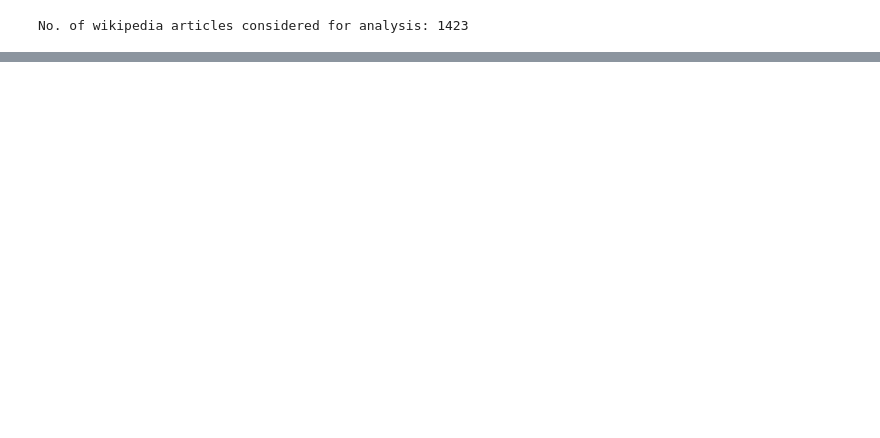
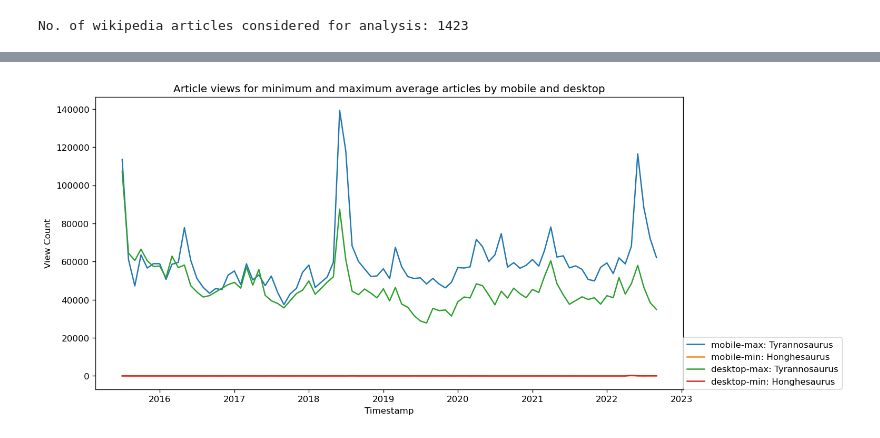
Before and after one commit to sravankr96/data-512-homework_1, a Jupyter notebook: HW1_dino_page_visits_analysis.ipynb, the cells around one changed output, grey strips where cells are left out. Cells and saved outputs as stored; diff of their text form; code cells hidden in the pictures; blank space fills up the shorter version.

```diff
--- a/HW1_dino_page_visits_analysis.ipynb
+++ b/HW1_dino_page_visits_analysis.ipynb
@@ -195,5 +240,10 @@ https://wikimedia.org/api/rest_v1/metrics/pageviews/per-article/en.wikipedia.org
 # %%
 def read_json_to_df(file):
+    """
+    Read a JSON file into a Pandas DataFrame, convert the timestamp column to a datetime object, and return the DataFrame
+    @param file - the file path to the json file
+    @returns A dataframe
+    """
     df = pd.read_json(file,
                       convert_dates=False,
                       dtype={'timestamp': pd.StringDtype})
@@ -211,24 +273,39 @@ mobile_df.dtypes
 # %%
 def get_max_min_avg_articles(df):
+    """
+    It takes a dataframe as input, groups the dataframe by article, then finds the mean of the views for each article. It
+    then finds the index of the max and min values of the views column, and returns the rows of the dataframe that
+    correspond to the max and min values.
+    @param df - the dataframe
+    @returns the dataframe of the article with the maximum views and the dataframe of the article with the minimum views.
+    """
     df_grpd = df.groupby('article').mean('views')
     max_view_article = df_grpd.loc[df_grpd['views'].idxmax()].name
     min_view_article = df_grpd.loc[df_grpd['views'].idxmin()].name
 
     return df[df['article'] == max_view_article], df[df['article'] == min_view_article]
 
 mob_max_df, mob_min_df = get_max_min_avg_articles(mobile_df)
 desk_max_df, desk_min_df = get_max_min_avg_articles(desktop_df)
 
 def plot_line(df, part_label):
+    """
+    The function takes a dataframe and a string as input, and plots the views over time for the dataframe, with the label
+    of the plot being the string plus the article name
+    @param df - the dataframe to plot
+    @param part_label - a string that will be used to label the plot
+    """
     plt.plot(df['timestamp'],df['views'], label=part_label + df.iloc[0]['article'])
 
 plt.figure(figsize=(12, 6), dpi=120)
-plot_min_max(mob_max_df, 'mobile-max: ')
-plot_min_max(mob_min_df, 'mobile-min: ')
-plot_min_max(desk_max_df, 'desktop-max: ')
-plot_min_max(desk_min_df, 'desktop-min: ')
+plot_line(mob_max_df, 'mobile-max: ')
+plot_line(mob_min_df, 'mobile-min: ')
+plot_line(desk_max_df, 'desktop-max: ')
+plot_line(desk_min_df, 'desktop-min: ')
 plt.xlabel('Timestamp')
 plt.ylabel('View Count')
 plt.title('Article views for minimum and maximum average articles by mobile and desktop')
 plt.legend(prop={'size': 10}, loc=(1, 0))
 plt.savefig('figures/min_max_viewed_articles.png')
+# %% [output]
+[figure, added]
```
Also changed, not shown: parts of 16 cells of this notebook, 1 other file.
